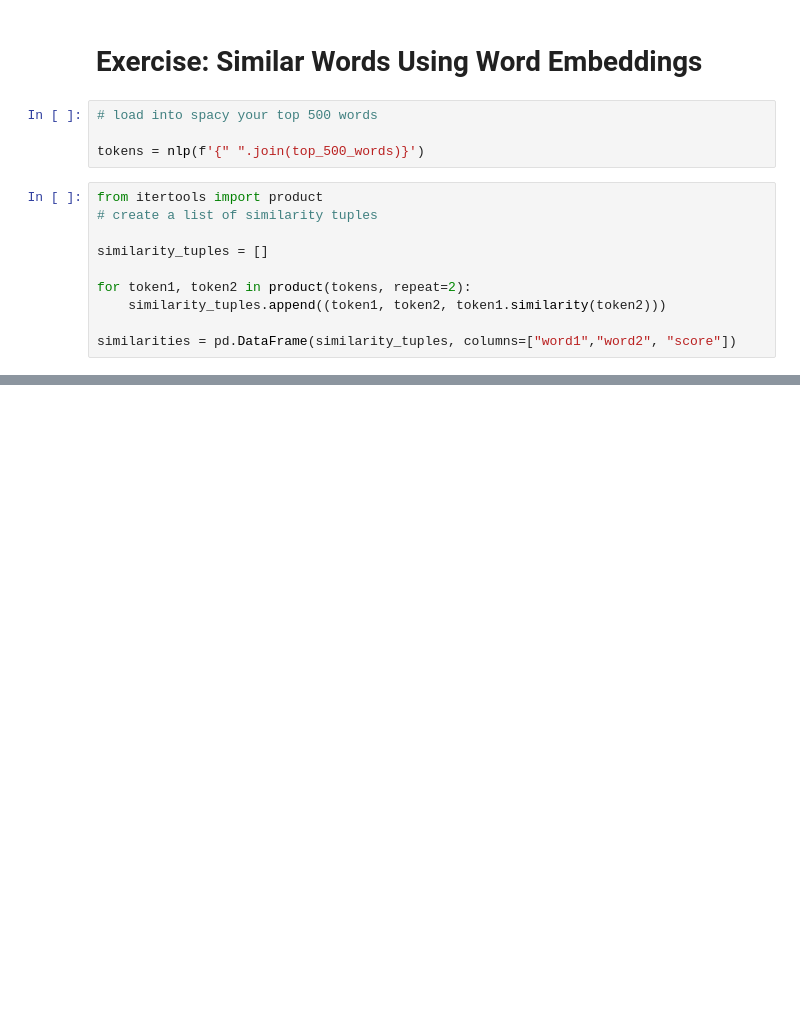
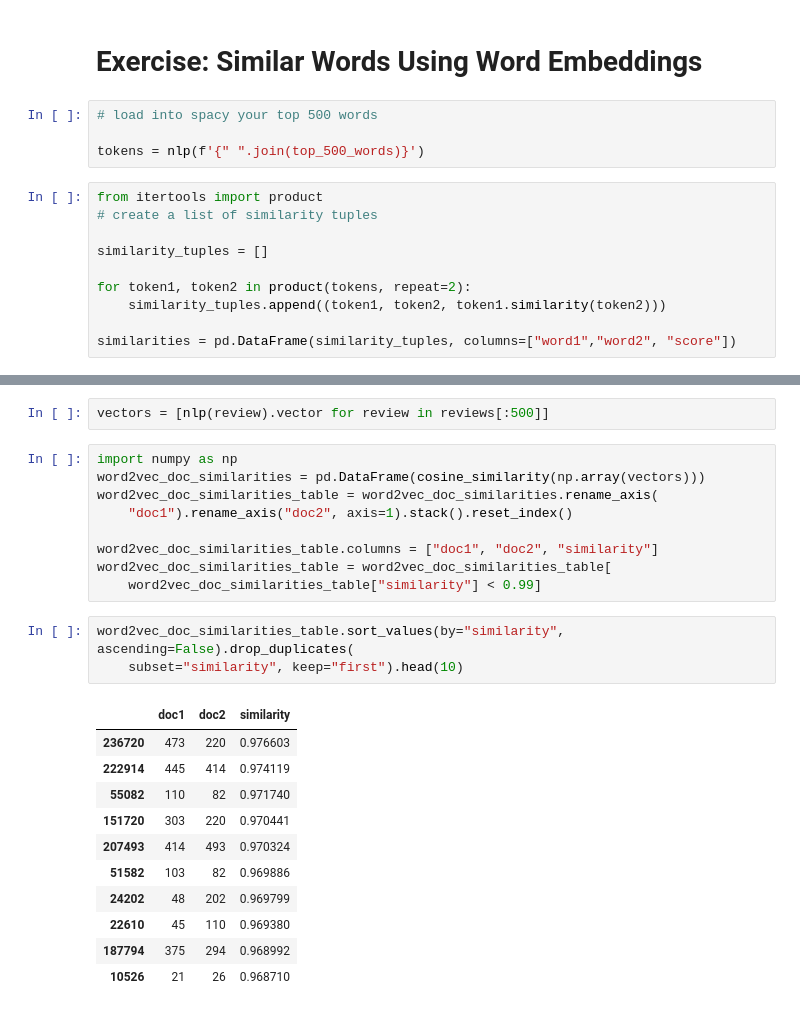
Before and after one commit to ychennay/dso-560-nlp-text-analytics, a Jupyter notebook: week5/word2vec Part I (Completed).ipynb, the cells around one changed output, grey strips where cells are left out. Cells and saved outputs as stored; diff of their text form; blank space fills up the shorter version.

```diff
--- a/week5/word2vec Part I (Completed).ipynb
+++ b/week5/word2vec Part I (Completed).ipynb
@@ -239,0 +310,26 @@ similarities[similarities["score"] < 1].sort_values(
+# %%
+vectors = [nlp(review).vector for review in reviews[:500]]
+# %%
+import numpy as np
+word2vec_doc_similarities = pd.DataFrame(cosine_similarity(np.array(vectors)))
+word2vec_doc_similarities_table = word2vec_doc_similarities.rename_axis(
+    "doc1").rename_axis("doc2", axis=1).stack().reset_index()
+
+word2vec_doc_similarities_table.columns = ["doc1", "doc2", "similarity"]
+word2vec_doc_similarities_table = word2vec_doc_similarities_table[
+    word2vec_doc_similarities_table["similarity"] < 0.99]
+# %%
+word2vec_doc_similarities_table.sort_values(by="similarity", ascending=False).drop_duplicates(
+    subset="similarity", keep="first").head(10)
+# %% [output]
+|  | doc1 | doc2 | similarity |
+| 236720 | 473 | 220 | 0.976603 |
+| 222914 | 445 | 414 | 0.974119 |
+| 55082 | 110 | 82 | 0.971740 |
+| 151720 | 303 | 220 | 0.970441 |
+| 207493 | 414 | 493 | 0.970324 |
+| 51582 | 103 | 82 | 0.969886 |
+| 24202 | 48 | 202 | 0.969799 |
+| 22610 | 45 | 110 | 0.969380 |
+| 187794 | 375 | 294 | 0.968992 |
+| 10526 | 21 | 26 | 0.968710 |
```
Also changed, not shown: parts of 14 cells of this notebook, 8 other files.
